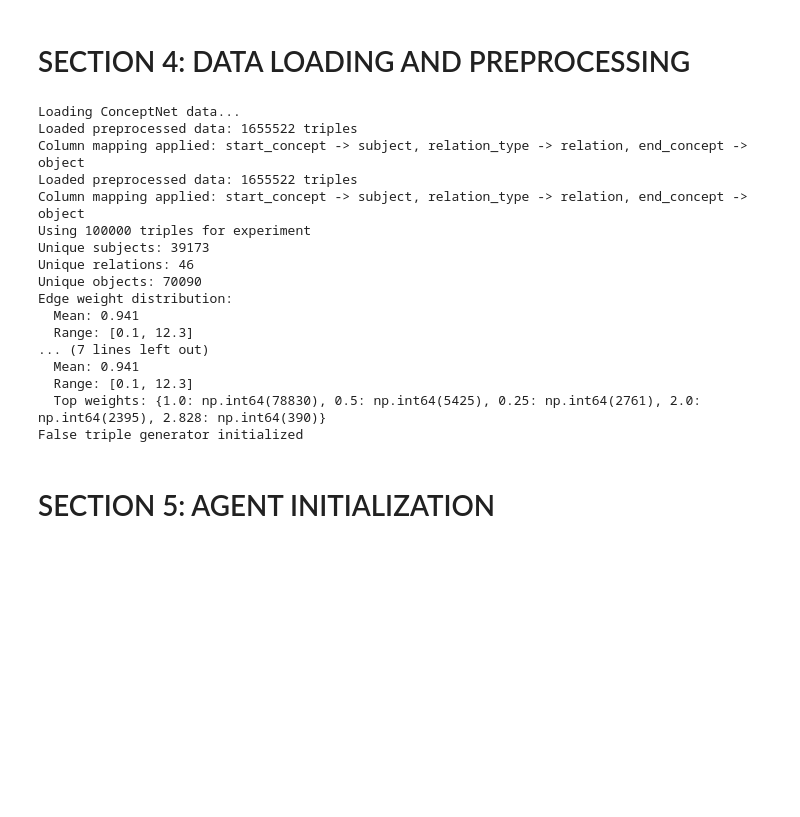
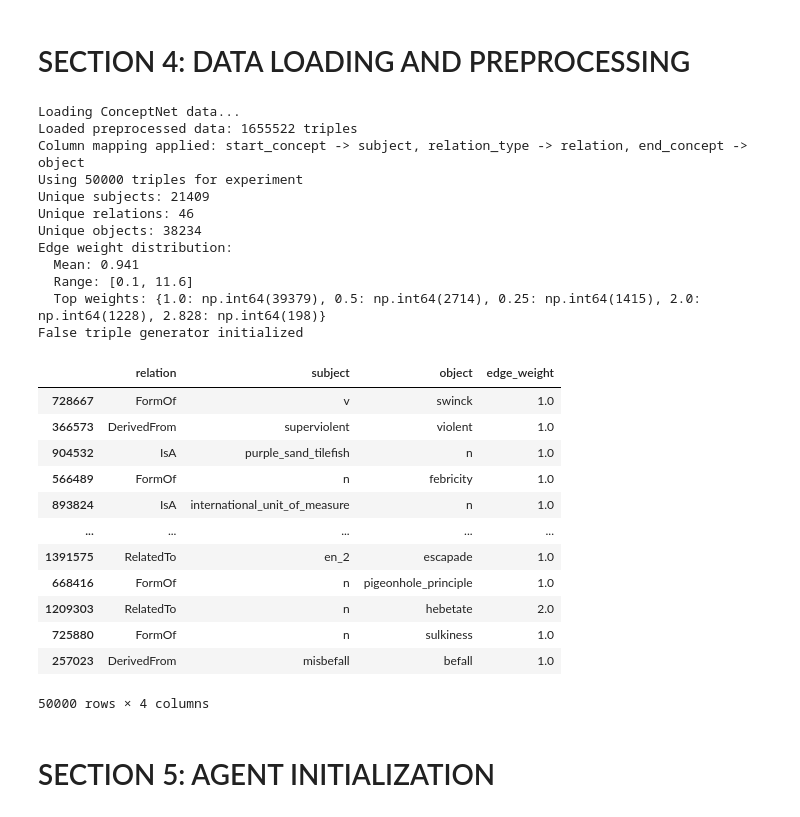
Before and after one commit to erichc91/Semantica-Full-Reasoning-Chatbot, a Jupyter notebook: Notebooks/cleaned_multi_agent_graph_universal_meaning_substrate.ipynb, the cells around one changed output. Cells and saved outputs as stored; diff of their text form; code cells hidden in the pictures; blank space fills up the shorter version.

```diff
--- a/Notebooks/cleaned_multi_agent_graph_universal_meaning_substrate.ipynb
+++ b/Notebooks/cleaned_multi_agent_graph_universal_meaning_substrate.ipynb
@@ -20,7 +20,6 @@ If multiple agents build similar semantic structures without shared optimization
 
 # SECTION 1: IMPORTS AND CONFIGURATION
 # %%
-
 import pandas as pd
 import numpy as np
 import networkx as nx
@@ -51,18 +50,33 @@ print(f"Experiment started at: {datetime.now()}")
 CONFIG = {
     'experiment_name': 'multi_agent_validation_v1',
     'num_agents': 7,  # Start with 7 agents for comprehensive comparison
-    'num_epochs': 5,  # Number of complete passes through the dataset
-    'max_iterations': 150,  # Training iterations per epoch
+    'num_epochs': 10,  # Number of complete passes through the dataset
+    'max_iterations': 100,  # Training iterations per epoch
     'false_triple_ratio': 0.1,  # 10% false triples injected
     'batch_size': 100,  # Triples per training batch
     'validation_threshold': 0.7,  # Agent validation confidence threshold
-    'sample_size': 100_000,  # Initial sample from ConceptNet (scalable)
+    'sample_size': 50_000,  # Initial sample from ConceptNet (scalable)
     'quality_threshold': 0.8,  # Minimum quality for triple acceptance
     'similarity_metrics': ['jaccard', 'weighted_jaccard', 'structural', 'semantic', 'path_based'],
     'save_checkpoints': True,
     'verbose': True,
     'epoch_verbose': True,  # Verbose reporting at epoch level
     'dataset_coverage_per_epoch': 0.8,  # Fraction of dataset to cover per epoch (for robustness)
+
+    # === RESOLUTION CONFIGURATION ===
+    'max_resolution_attempts_per_batch': 50,  # Maximum relations to attempt resolution per batch
+    'top_weight_resolution_limit': 100,  # Only consider top N highest-weighted pending relations
+
+    # === RELATION SUGGESTION CONFIGURATION ===
+    'enable_relation_suggestions': True,  # Enable proactive relation suggestion
+    'suggestion_frequency': 0.2,  # Frequency of suggesting new relations (0.0-1.0)
+    'max_suggestions_per_batch': 15,  # Maximum number of suggestions to generate per batch
+    'suggestion_confidence_threshold': 0.6,  # Minimum confidence for suggesting a relation
+    'suggestion_diversity_factor': 0.3,  # Factor to encourage diverse relation types in suggestions
+    'suggestion_graph_exploration_depth': 2,  # How many hops to explore for suggestions
+    'min_graph_size_for_suggestions': 10,  # Minimum graph size before starting suggestions
+    'suggestion_novelty_weight': 0.4,  # Weight for novelty in suggestion scoring
+    'suggestion_semantic_weight': 0.6,  # Weight for semantic similarity in suggestion scoring
 
     # === ADAPTIVE TRAINING CONFIGURATION ===
     'adaptive_training_mode': False,  # Enable intelligent training mode switching
@@ -76,8 +90,9 @@ CONFIG = {
 }
 
 # File paths
-DATA_PATH = Path(r'c:\Users\Erich Curtis\Desktop\All Python\Semantica-Full-Reasoning-Chatbot\Data\Input')
-OUTPUT_PATH = Path(r'c:\Users\Erich Curtis\Desktop\All Python\Semantica-Full-Reasoning-Chatbot\Data\Output')
+path_dir = r'C:\Users\erich\OneDrive\Documents\Python Projects\Semantica-Full-Reasoning-Chatbot\Data'
+DATA_PATH = Path(path_dir) / 'Input'
+OUTPUT_PATH = Path(path_dir) / 'Output'
 
 print("Configuration:")
 for key, value in CONFIG.items():
@@ -516,20 +1123,31 @@ print("False triple generator initialized")
 Loading ConceptNet data...
 Loaded preprocessed data: 1655522 triples
 Column mapping applied: start_concept -> subject, relation_type -> relation, end_concept -> object
-Loaded preprocessed data: 1655522 triples
-Column mapping applied: start_concept -> subject, relation_type -> relation, end_concept -> object
-Using 100000 triples for experiment
-Unique subjects: 39173
+Using 50000 triples for experiment
+Unique subjects: 21409
 Unique relations: 46
-Unique objects: 70090
+Unique objects: 38234
 Edge weight distribution:
   Mean: 0.941
-  Range: [0.1, 12.3]
-... (7 lines left out)
-  Mean: 0.941
-  Range: [0.1, 12.3]
-  Top weights: {1.0: np.int64(78830), 0.5: np.int64(5425), 0.25: np.int64(2761), 2.0: np.int64(2395), 2.828: np.int64(390)}
+  Range: [0.1, 11.6]
+  Top weights: {1.0: np.int64(39379), 0.5: np.int64(2714), 0.25: np.int64(1415), 2.0: np.int64(1228), 2.828: np.int64(198)}
 False triple generator initialized
+# %%
+df_sample
+# %% [output]
+|  | relation | subject | object | edge_weight |
+| 728667 | FormOf | v | swinck | 1.0 |
+| 366573 | DerivedFrom | superviolent | violent | 1.0 |
+| 904532 | IsA | purple_sand_tilefish | n | 1.0 |
+| 566489 | FormOf | n | febricity | 1.0 |
+| 893824 | IsA | international_unit_of_measure | n | 1.0 |
+| ... | ... | ... | ... | ... |
+| 1391575 | RelatedTo | en_2 | escapade | 1.0 |
+| 668416 | FormOf | n | pigeonhole_principle | 1.0 |
+| 1209303 | RelatedTo | n | hebetate | 2.0 |
+| 725880 | FormOf | n | sulkiness | 1.0 |
+| 257023 | DerivedFrom | misbefall | befall | 1.0 |
+50000 rows × 4 columns
 # %% [markdown]
 
 # SECTION 5: AGENT INITIALIZATION
```
Also changed, not shown: parts of 14 cells of this notebook, 2 other files.
